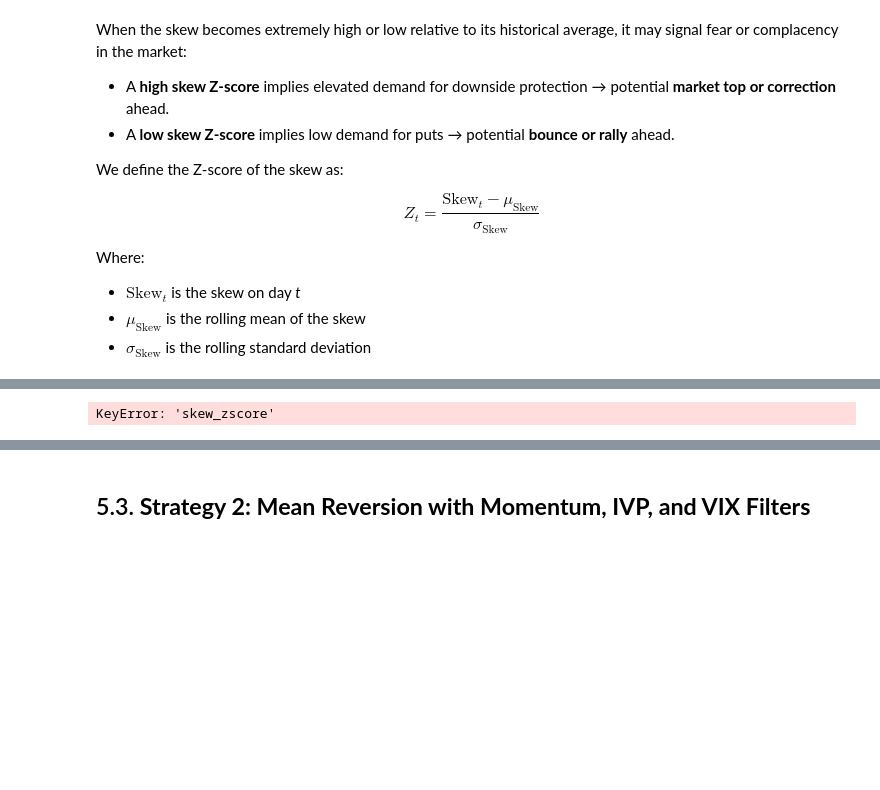
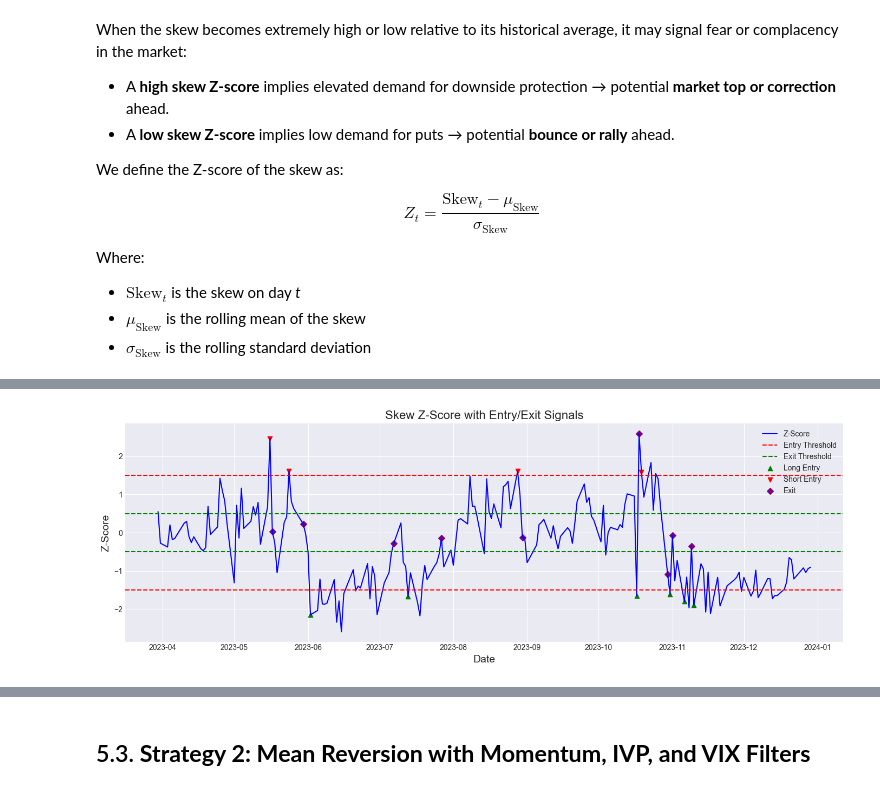
Before and after one commit to anthonymakarewicz/volatility-trading, a Jupyter notebook: skew_trading.ipynb, the cells around one changed output, grey strips where cells are left out. Saved outputs shown, nothing was run; the diff lists cells and outputs as text; code cells hidden in the pictures; blank space fills up the shorter version.

```diff
--- a/skew_trading.ipynb
+++ b/skew_trading.ipynb
@@ -572,12 +612,12 @@ This approach assumes skew extremes reflect **excess fear or complacency**, maki
 # %%
-def z_score_strategy(z_score, entry_threshold=2, exit_threshold=0.5, holding_period=5):
+def z_score_strategy(z_score, entry_threshold=2, exit_threshold=0.5):
     signals = pd.DataFrame(index=z_score.index)
     signals["long"] = False
     signals["short"] = False
     signals["exit"] = False
     signals["position"] = 0
 
-    position = 0  # Current position (1 = long, -1 = short, 0 = no position)
+    position = 0  # +1 = long, -1 = short, 0 = flat
     for i in range(len(z_score)):
         if pd.isna(z_score.iloc[i]):  # Skip NaN values for rolling
             continue
@@ -587,36 +627,32 @@ def z_score_strategy(z_score, entry_threshold=2, exit_threshold=0.5, holding_per
             if z_score.iloc[i] < -entry_threshold:
                 signals.at[z_score.index[i], "long"] = True
                 position = 1
-                entry_idx = i
             # Enter short position
             elif z_score.iloc[i] > entry_threshold:
                 signals.at[z_score.index[i], "short"] = True
                 position = -1
-                entry_idx = i
 
-        elif position != 0:
+        elif position == 1:
             # Exit long position
-            if z_score.iloc[i] >= exit_threshold:
+            if z_score.iloc[i] >= -exit_threshold:
                 signals.at[z_score.index[i], "exit"] = True
                 position = 0
-                entry_idx = None
 
+        elif position == -1:
             # Exit short position
-            elif z_score.iloc[i] <= -exit_threshold:
+            if z_score.iloc[i] <= exit_threshold:
                 signals.at[z_score.index[i], "exit"] = True
                 position = 0
-                entry_idx = None
-
-            # Exit due to holding period
-            elif i - entry_idx >= holding_period:
-                signals.at[z_score.index[i], "exit"] = True
-                position = 0
-                entry_idx = None
 
         signals.loc[z_score.index[i], "position"] = position
 
     return signals
-
-signals = z_score_strategy(synthetic_skew["skew_zscore"], entry_threshold=1.5)
-# %% [output]
-KeyError: 'skew_zscore'
+# %%
+entry_threshold = 1.5
+exit_threshold = 0.5
+
+signals_zscore = z_score_strategy(synthetic_skew["skew_zscore"], entry_threshold, exit_threshold)
+
+ph.plot_zscore_signals(synthetic_skew["skew_zscore"], signals_zscore, entry_threshold, exit_threshold)
+# %% [output]
+[figure, added]
```
Also changed, not shown: parts of 24 cells of this notebook, 1 other file.
